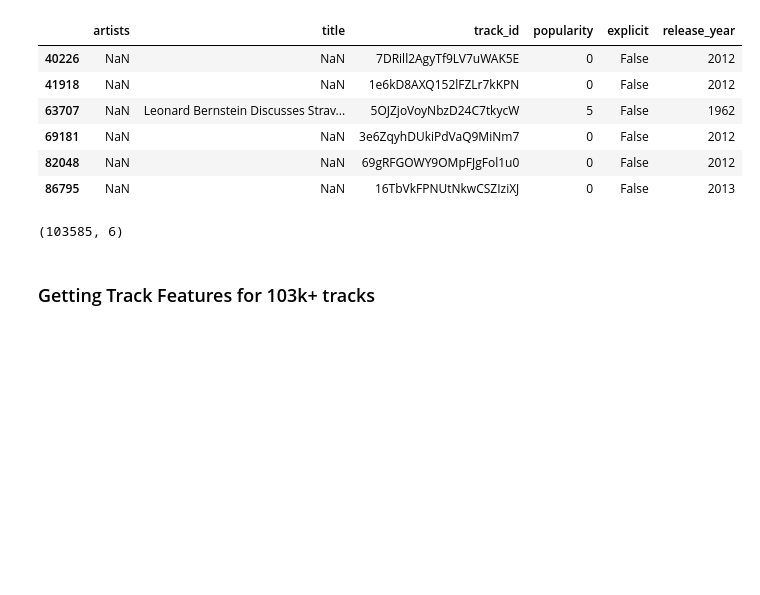
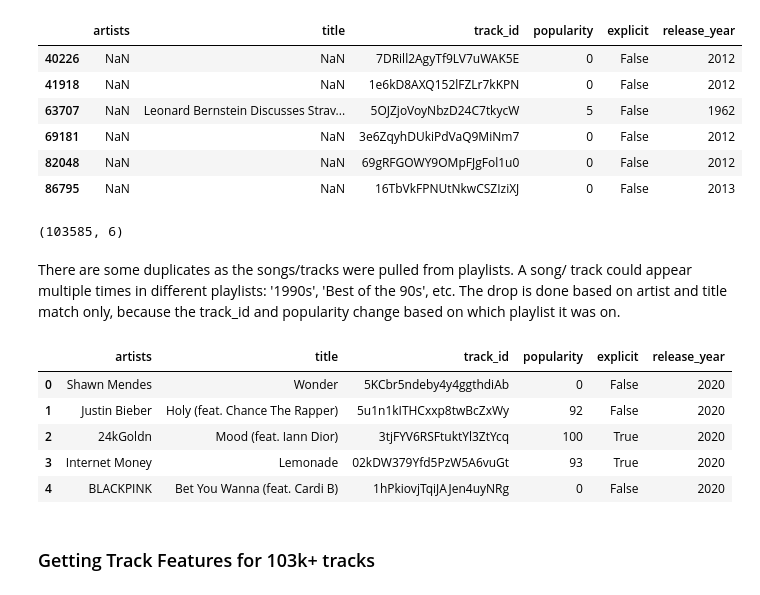
Before and after one commit to ArinkB/Predicting-Song-Skips, a Jupyter notebook: 3_Data_Acquisition- Features and Cleanup.ipynb, the cells around one changed output. Drawn from its saved outputs; the diff is of its cells as text; code cells hidden in the pictures; blank space fills up the shorter version.

```diff
--- a/3_Data_Acquisition- Features and Cleanup.ipynb
+++ b/3_Data_Acquisition- Features and Cleanup.ipynb
@@ -159,6 +159,19 @@ tracks_df.drop(tracks_df.loc[tracks_df['artists'].isnull()].index, inplace=True)
 tracks_df.shape
 # %% [output]
 (103585, 6)
+# %% [markdown]
+There are some duplicates as the songs/tracks were pulled from playlists. A song/ track could appear multiple times in different playlists: '1990s', 'Best of the 90s', etc. The drop is done based on artist and title match only, because the track_id and popularity change based on which playlist it was on.
+# %%
+tracks_df.drop_duplicates(['artists','title'],keep= 'first', inplace = True)
 # %%
 tracks_df.reset_index(drop=True, inplace=True)
+# %%
+tracks_df.head()
+# %% [output]
+|  | artists | title | track_id | popularity | explicit | release_year |
+| 0 | Shawn Mendes | Wonder | 5KCbr5ndeby4y4ggthdiAb | 0 | False | 2020 |
+| 1 | Justin Bieber | Holy (feat. Chance The Rapper) | 5u1n1kITHCxxp8twBcZxWy | 92 | False | 2020 |
+| 2 | 24kGoldn | Mood (feat. Iann Dior) | 3tjFYV6RSFtuktYl3ZtYcq | 100 | True | 2020 |
+| 3 | Internet Money | Lemonade | 02kDW379Yfd5PzW5A6vuGt | 93 | True | 2020 |
+| 4 | BLACKPINK | Bet You Wanna (feat. Cardi B) | 1hPkiovjTqiJAJen4uyNRg | 0 | False | 2020 |
 # %%
```
Also changed, not shown: parts of 6 cells of this notebook, 3 other files.
